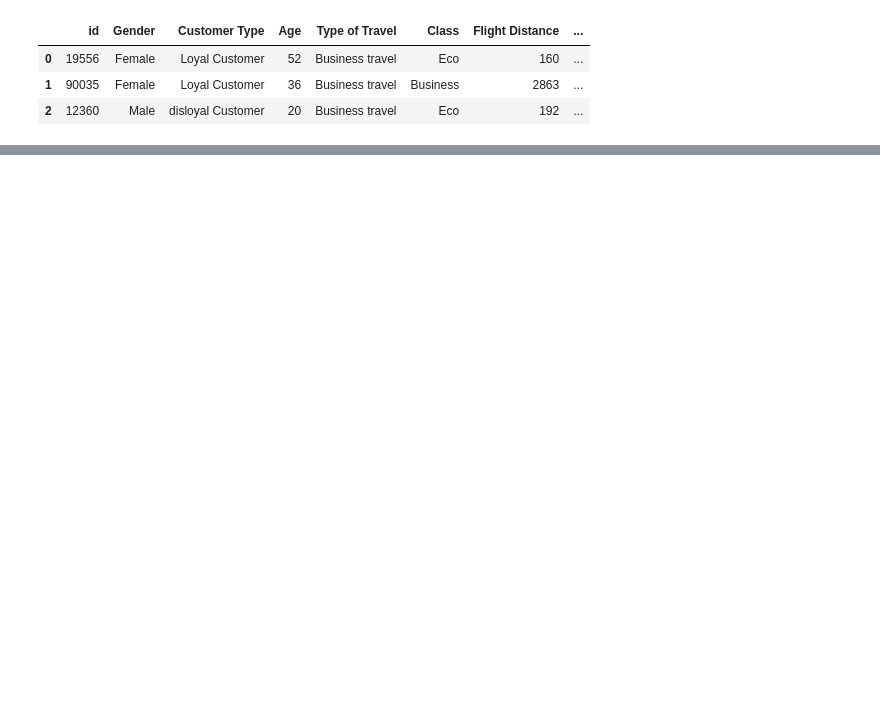
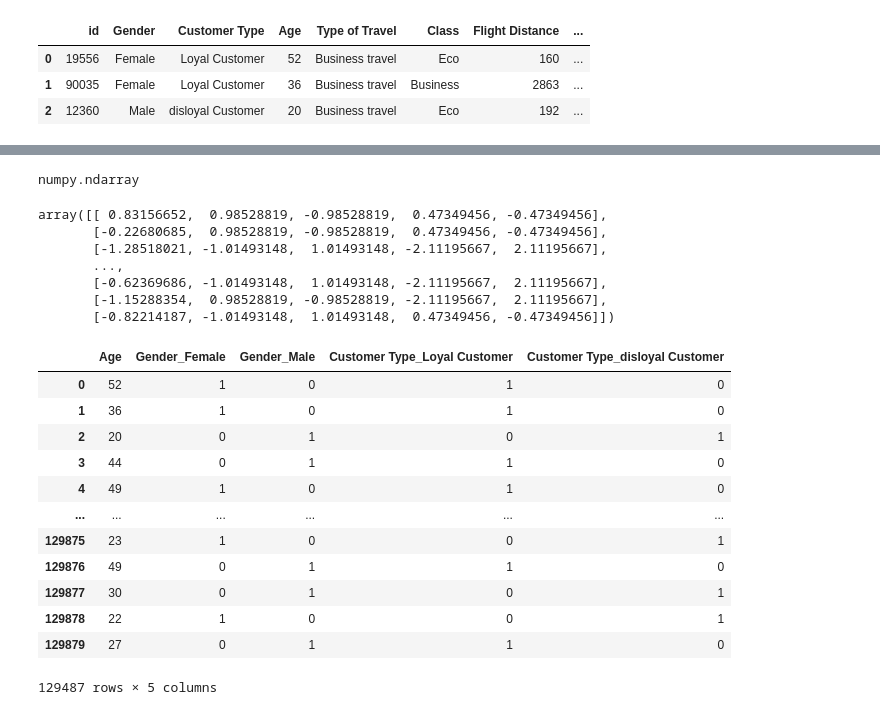
Before and after one commit to SOPP-EC/-Airline-Passenger-Satisfaction-Dataset-Analysis, a Jupyter notebook: -Airline-Passenger-Satisfaction-Dataset-Analysis.ipynb, the cells around one changed output, grey strips where cells are left out. Saved outputs shown, nothing was run; the diff lists cells and outputs as text; code cells hidden in the pictures; blank space fills up the shorter version.

```diff
--- a/-Airline-Passenger-Satisfaction-Dataset-Analysis.ipynb
+++ b/-Airline-Passenger-Satisfaction-Dataset-Analysis.ipynb
@@ -79,0 +82,2 @@ display(df.head(3))
+# %%
+df_clust = df[["Age", "Gender", "Customer Type"]]
@@ -79,0 +100,28 @@ display(df.head(3))
+# %%
+df_clust_scaled = scale.fit_transform(df_clust)
+# %% [output]
+numpy.ndarray
+# %%
+display(df_clust_scaled)
+display(df_clust)
+# %% [output]
+array([[ 0.83156652,  0.98528819, -0.98528819,  0.47349456, -0.47349456],
+       [-0.22680685,  0.98528819, -0.98528819,  0.47349456, -0.47349456],
+       [-1.28518021, -1.01493148,  1.01493148, -2.11195667,  2.11195667],
+       ...,
+       [-0.62369686, -1.01493148,  1.01493148, -2.11195667,  2.11195667],
+       [-1.15288354,  0.98528819, -0.98528819, -2.11195667,  2.11195667],
+       [-0.82214187, -1.01493148,  1.01493148,  0.47349456, -0.47349456]])
+|  | Age | Gender_Female | Gender_Male | Customer Type_Loyal Customer | Customer Type_disloyal Customer |
+| 0 | 52 | 1 | 0 | 1 | 0 |
+| 1 | 36 | 1 | 0 | 1 | 0 |
+| 2 | 20 | 0 | 1 | 0 | 1 |
+| 3 | 44 | 0 | 1 | 1 | 0 |
+| 4 | 49 | 1 | 0 | 1 | 0 |
+| ... | ... | ... | ... | ... | ... |
+| 129875 | 23 | 1 | 0 | 0 | 1 |
+| 129876 | 49 | 0 | 1 | 1 | 0 |
+| 129877 | 30 | 0 | 1 | 0 | 1 |
+| 129878 | 22 | 1 | 0 | 0 | 1 |
+| 129879 | 27 | 0 | 1 | 1 | 0 |
+129487 rows × 5 columns
```
Also changed, not shown: parts of 16 cells of this notebook.
